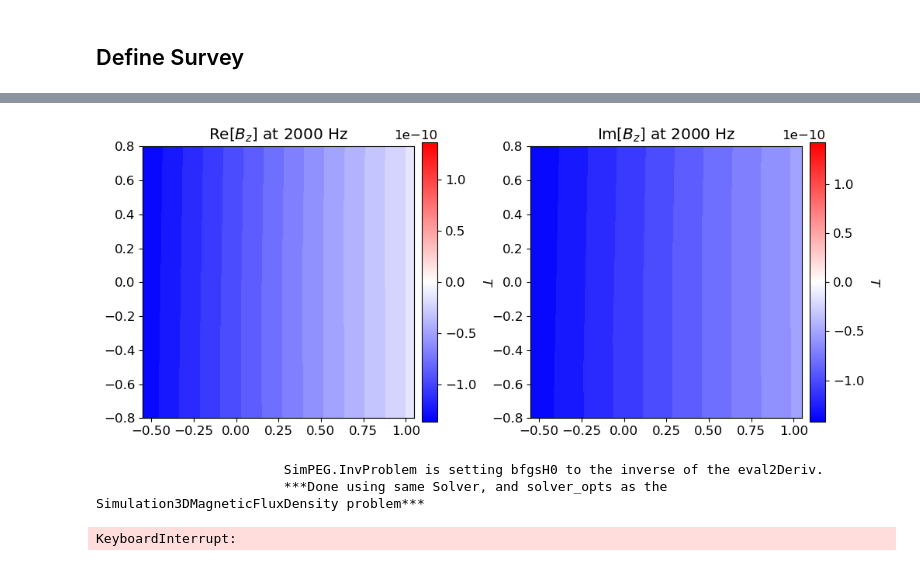
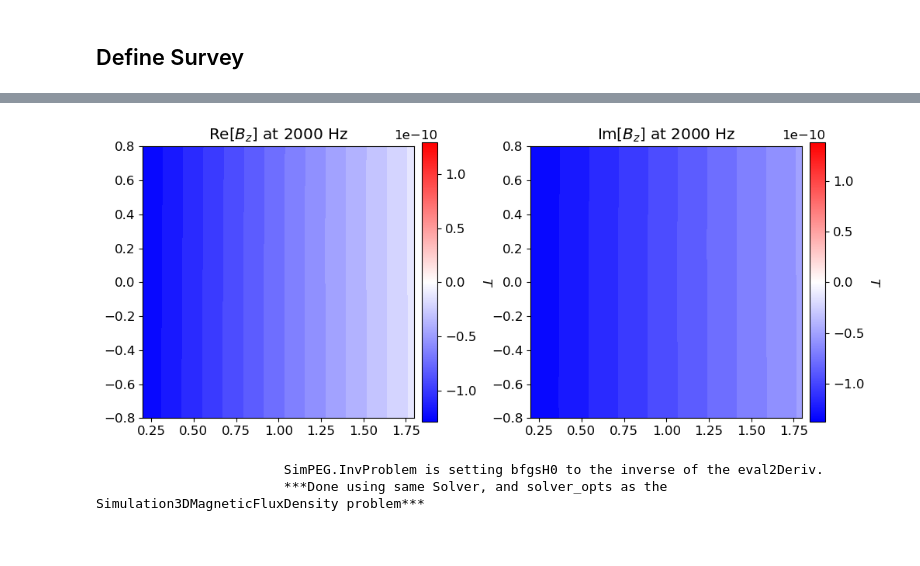
Before and after one commit to matthewhasman/Geophysical-Electromagnetic-Scanner, a Jupyter notebook: basic_experiment_tests/simple_multi_tx_rx_test.ipynb, the cells around one changed output, grey strips where cells are left out. Drawn from its saved outputs; the diff is of its cells as text; code cells hidden in the pictures.

```diff
--- a/basic_experiment_tests/simple_multi_tx_rx_test.ipynb
+++ b/basic_experiment_tests/simple_multi_tx_rx_test.ipynb
@@ -133,7 +133,7 @@ source_locations = np.c_[mkvc(xtx), mkvc(ytx), mkvc(ztx)]
 ntx = np.size(xtx)
 
 # Define receiver locations
-xrx, yrx, zrx = np.meshgrid(np.linspace(-0.8, 0.8, N)+0.25, np.linspace(-0.8, 0.8, N), [0.1])
+xrx, yrx, zrx = np.meshgrid(np.linspace(-0.8, 0.8, N)+ 1, np.linspace(-0.8, 0.8, N), [0.1])
 receiver_locations = np.c_[mkvc(xrx), mkvc(yrx), mkvc(zrx)]
 
 source_list = []  # Create empty list to store sources
@@ -169,7 +169,7 @@ prob = fdem.simulation.Simulation3DMagneticFluxDensity(
 t = time.time()
 
 data = prob.make_synthetic_data(
-    model, relative_error=0.05, noise_floor=1e-11, add_noise=False
+    model, relative_error=0.05, noise_floor=1e-11, add_noise=True
 )
 
 dclean = data.dclean
@@ -192,7 +192,7 @@ bz_imag_plotting = np.reshape(bz_imag, (len(frequencies), ntx))
 fig = plt.figure(figsize=(10, 4))
 
 # Real Component
-frequencies_index = 1
+frequencies_index = 0
 
 v_max = np.max(np.abs(bz_real_plotting[frequencies_index, :]))
 ax1 = fig.add_axes([0.05, 0.05, 0.35, 0.9])
@@ -208,34 +208,34 @@ ax1.set_title(f"Re[$B_z$] at {frequencies[frequencies_index]} Hz")
 
 ax2 = fig.add_axes([0.41, 0.05, 0.02, 0.9])
 norm = mpl.colors.Normalize(vmin=-v_max, vmax=v_max)
 cbar = mpl.colorbar.ColorbarBase(
     ax2, norm=norm, orientation="vertical", cmap=mpl.cm.bwr
 )
 cbar.set_label("$T$", rotation=270, labelpad=15, size=12)
 
 # Imaginary Component
 v_max = np.max(np.abs(bz_imag_plotting[frequencies_index, :]))
 ax1 = fig.add_axes([0.55, 0.05, 0.35, 0.9])
 plot2Ddata(
     receiver_locations[:, 0:2],
     bz_imag_plotting[frequencies_index, :],
     ax=ax1,
     ncontour=30,
     clim=(-v_max, v_max),
     contourOpts={"cmap": "bwr"},
 )
 ax1.set_title(f"Im[$B_z$] at {frequencies[frequencies_index]} Hz")
 
 ax2 = fig.add_axes([0.91, 0.05, 0.02, 0.9])
 norm = mpl.colors.Normalize(vmin=-v_max, vmax=v_max)
 cbar = mpl.colorbar.ColorbarBase(
     ax2, norm=norm, orientation="vertical", cmap=mpl.cm.bwr
 )
 cbar.set_label("$T$", rotation=270, labelpad=15, size=12)
 
 plt.show()
 # %% [output]
-[figure, old version]
+[figure, new version]
 # %%
 # Define the data misfit. Here the data misfit is the L2 norm of the weighted
 # residual between the observed data and the data predicted for a given model.
@@ -286,7 +286,6 @@ recovered_conductivity_model = inv.run(m0)
 # %% [output]
                         SimPEG.InvProblem is setting bfgsH0 to the inverse of the eval2Deriv.
                         ***Done using same Solver, and solver_opts as the Simulation3DMagneticFluxDensity problem***
-KeyboardInterrupt:
 # %%
 # Plot recovered model
 
```
Also changed, not shown: parts of 1 cell of this notebook, 1 other file.
